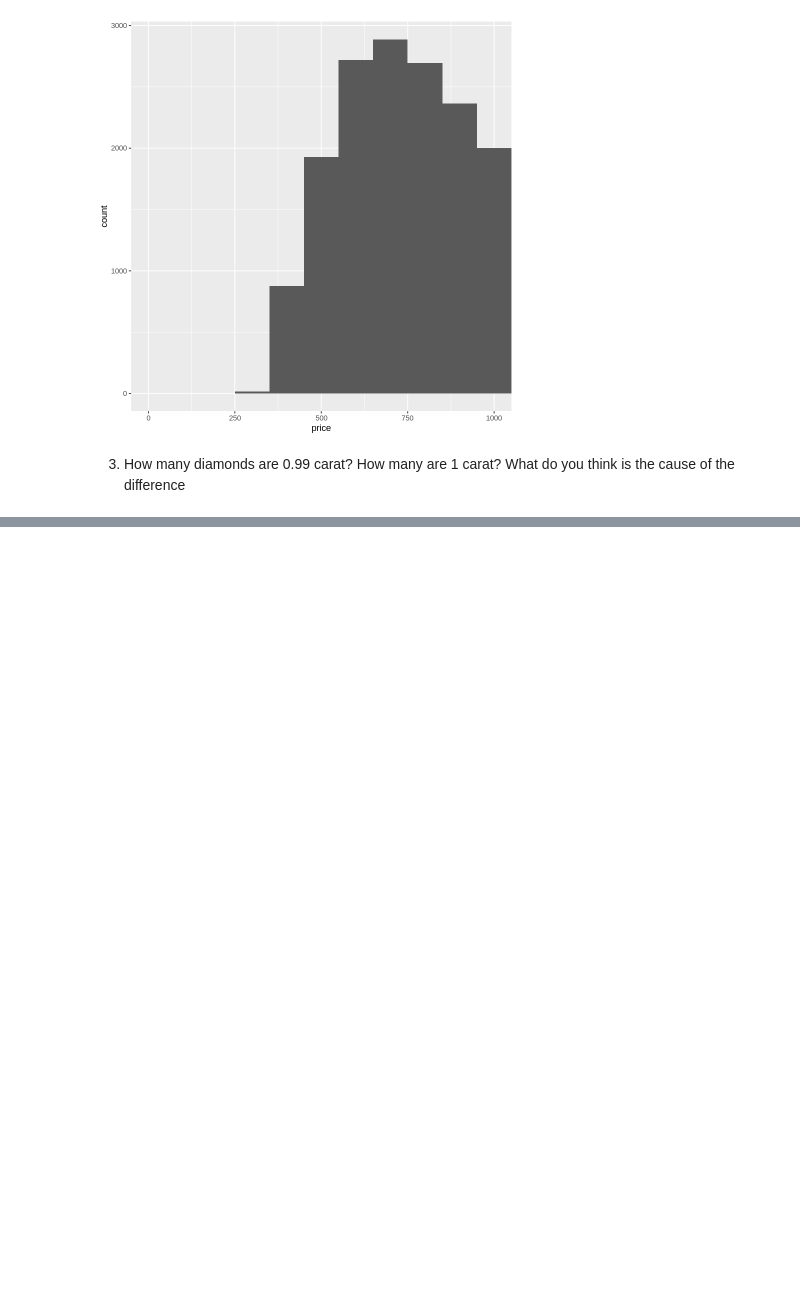
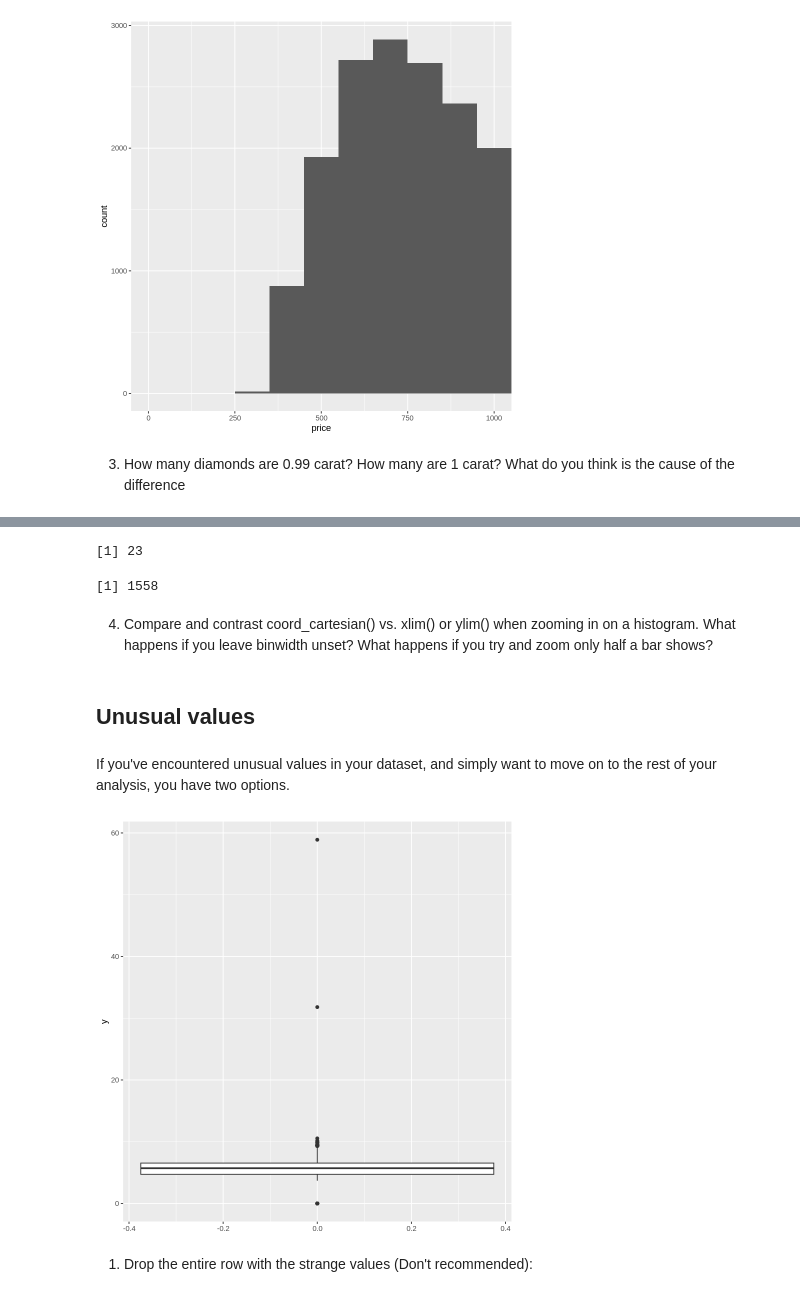
Before and after one commit to khuongduying/dataviz, a Jupyter notebook: DataViz_3.ipynb, the cells around one changed output, grey strips where cells are left out. Drawn from its saved outputs; the diff is of its cells as text; code cells hidden in the pictures; blank space fills up the shorter version.

```diff
--- a/DataViz_3.ipynb
+++ b/DataViz_3.ipynb
@@ -161,0 +168,24 @@ ggplot(
+# %%
+# 0.99 carat diamonds
+diamonds |> filter(carat == 0.99) |> count() |> as.numeric()
+
+# 1 carat diamonds
+diamonds |> filter(carat == 1) |> count() |> as.numeric()
+# %% [output]
+[1] 23
+[1] 1558
+# %% [markdown]
+4. Compare and contrast coord_cartesian() vs. xlim() or ylim() when zooming in on a histogram. What happens if you leave binwidth unset? What happens if you try and zoom only half a bar shows?
+# %% [markdown]
+## Unusual values
+# %% [markdown]
+If you've encountered unusual values in your dataset, and simply want to move on to the rest of your analysis, you have two options.
+# %%
+ggplot(
+  diamonds,
+  aes(y=y)
+) + geom_boxplot()
+# %% [output]
+[figure, added]
+# %% [markdown]
+1. Drop the entire row with the strange values (Don't recommended):
```
Also changed, not shown: parts of 38 cells of this notebook.
